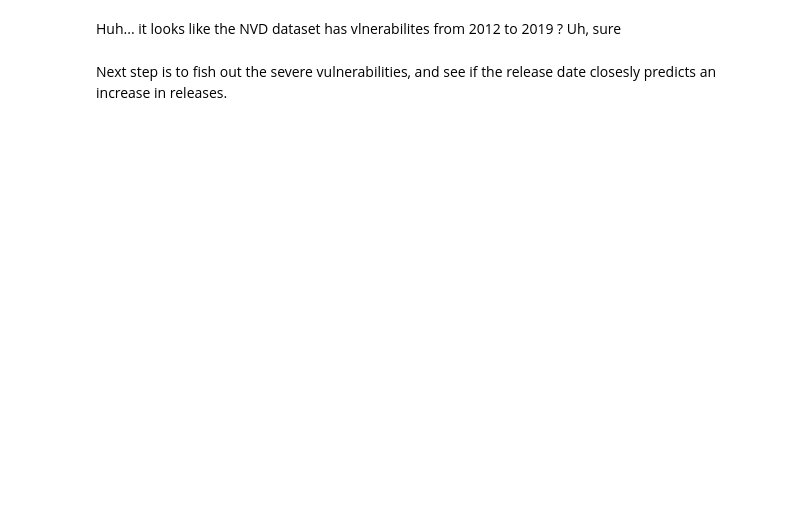
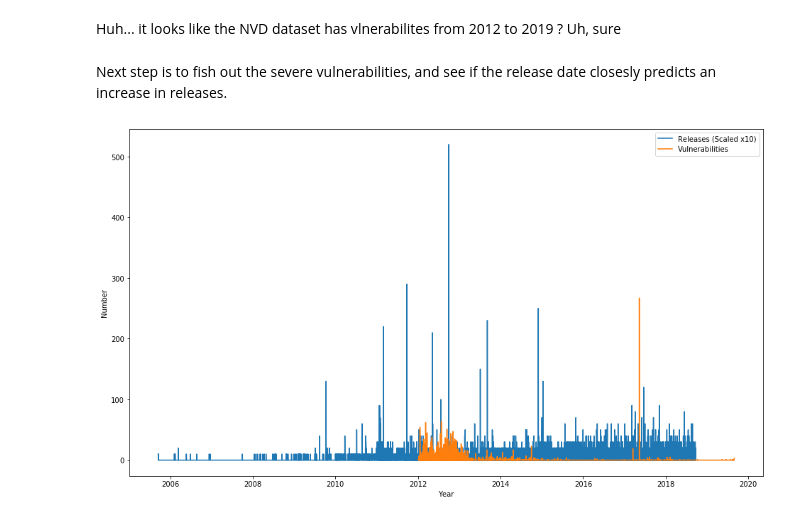
Before and after one commit to UNCG-CSE/Open_Source_Vul_Metrics, a Jupyter notebook: src/releases.ipynb, the cells around one changed output. Cells and saved outputs as stored; diff of their text form; code cells hidden in the pictures; blank space fills up the shorter version.

```diff
--- a/src/releases.ipynb
+++ b/src/releases.ipynb
@@ -157,3 +157,12 @@ vulns_per_hour.plot()
 Huh... it looks like the NVD dataset has vlnerabilites from 2012 to 2019 ? Uh, sure
 # %% [markdown]
 Next step is to fish out the severe vulnerabilities, and see if the release date closesly predicts an increase in releases.
+# %%
+plt.plot(releases_per_hour*10, label="Releases (Scaled x10)")
+plt.plot(vulns_per_hour, label="Vulnerabilities")
+plt.legend()
+plt.xlabel("Year")
+plt.ylabel("Number")
+plt.show()
+# %% [output]
+[figure, added]
```
Also changed, not shown: parts of 2 cells of this notebook.
